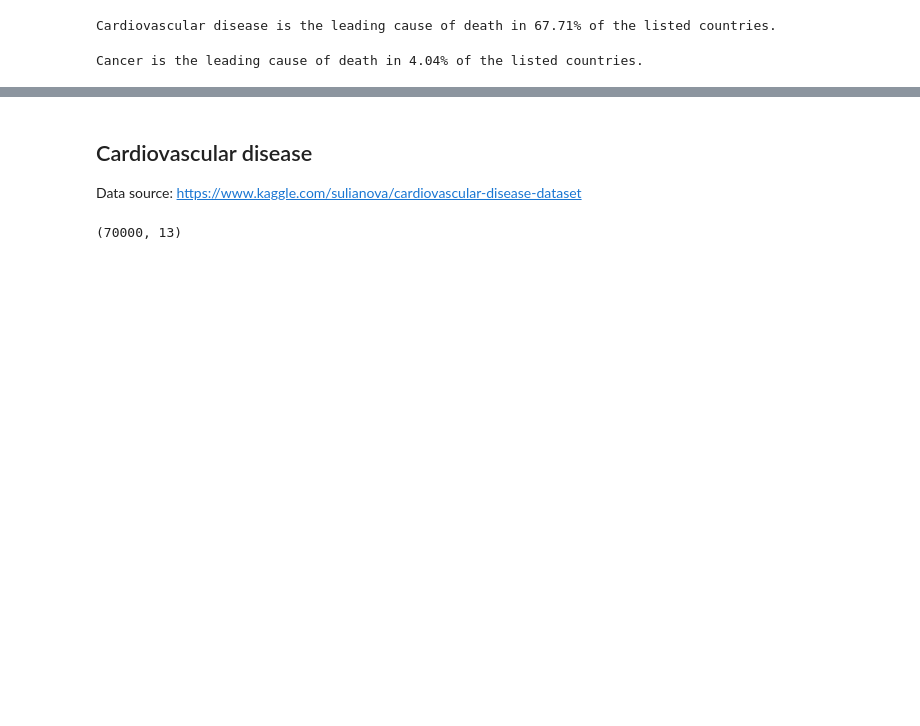
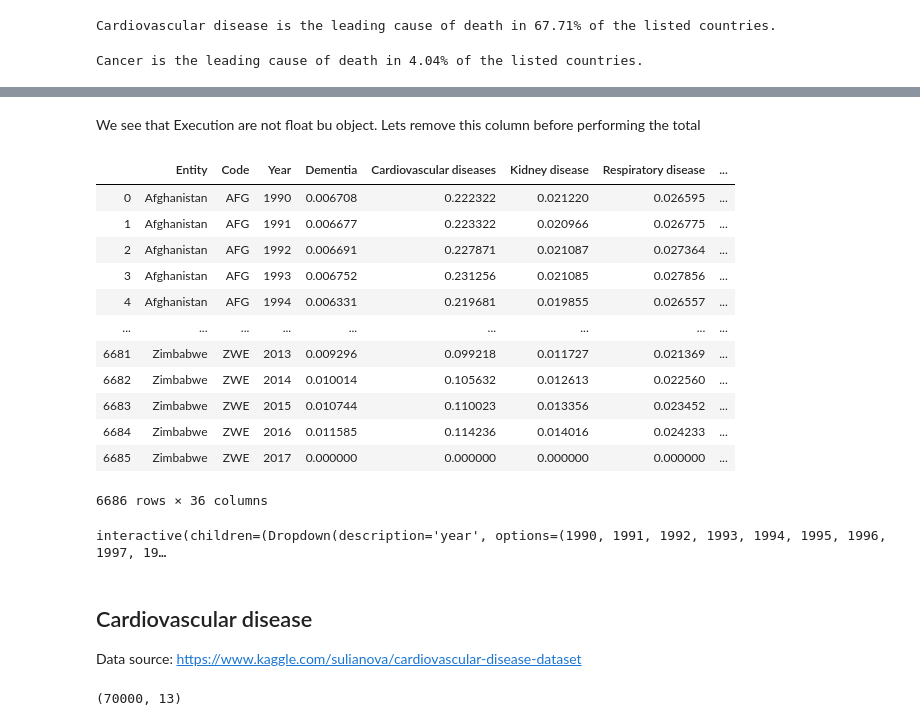
Before and after one commit to itsyaboii1337/Data_Science_Alliance, a Jupyter notebook: Analysing_Medical_Data.ipynb, the cells around one changed output, grey strips where cells are left out. Saved outputs shown, nothing was run; the diff lists cells and outputs as text; code cells hidden in the pictures; blank space fills up the shorter version.

Commit message:
Normalising and interacting

```diff
--- a/Analysing_Medical_Data.ipynb
+++ b/Analysing_Medical_Data.ipynb
@@ -106,0 +112,3 @@ Cancer is the leading cause of death in 4.04% of the listed countries.
+# %%
+# Copy the df
+normalized = data.copy()
@@ -107,3 +136,46 @@ Cancer is the leading cause of death in 4.04% of the listed countries.
+# %% [markdown]
+We see that Execution are not float bu object. Lets remove this column before performing the total
+# %%
+# remove the execution.
+normalized = normalized.drop('Execution', 1)
+
+# Take the colums to take into account
+column = normalized.columns.to_list()[3:]
+
+# Compute the total
+normalized['Total'] = normalized[column].sum(axis = 1)
+# %%
+normalized.loc[ :, "Dementia" : "Terrorism (deaths)"] = normalized.loc[ :, "Dementia" : "Terrorism (deaths)"].fillna(0).div(normalized['Total'], axis = 0)
+# %%
+normalized
+# %% [output]
+|  | Entity | Code | Year | Dementia | Cardiovascular diseases | Kidney disease | Respiratory disease | ... |
+| 0 | Afghanistan | AFG | 1990 | 0.006708 | 0.222322 | 0.021220 | 0.026595 | ... |
+| 1 | Afghanistan | AFG | 1991 | 0.006677 | 0.223322 | 0.020966 | 0.026775 | ... |
+| 2 | Afghanistan | AFG | 1992 | 0.006691 | 0.227871 | 0.021087 | 0.027364 | ... |
+| 3 | Afghanistan | AFG | 1993 | 0.006752 | 0.231256 | 0.021085 | 0.027856 | ... |
+| 4 | Afghanistan | AFG | 1994 | 0.006331 | 0.219681 | 0.019855 | 0.026557 | ... |
+| ... | ... | ... | ... | ... | ... | ... | ... | ... |
+| 6681 | Zimbabwe | ZWE | 2013 | 0.009296 | 0.099218 | 0.011727 | 0.021369 | ... |
+| 6682 | Zimbabwe | ZWE | 2014 | 0.010014 | 0.105632 | 0.012613 | 0.022560 | ... |
+| 6683 | Zimbabwe | ZWE | 2015 | 0.010744 | 0.110023 | 0.013356 | 0.023452 | ... |
+| 6684 | Zimbabwe | ZWE | 2016 | 0.011585 | 0.114236 | 0.014016 | 0.024233 | ... |
+| 6685 | Zimbabwe | ZWE | 2017 | 0.000000 | 0.000000 | 0.000000 | 0.000000 | ... |
+6686 rows × 36 columns
+# %%
+# Lets intereact with our data to explore it
+@interact
+def interact_normalized(year = list(np.append(normalized.Year.unique(),[0])),
+                        country = list(np.append(normalized.Entity.unique(),["All"]))):
+    norm = normalized
+    if country != "All" :
+                        norm = norm[norm['Entity']==country]
+    if year != 0 :
+                        norm = norm[norm['Year']==year]
+
+    return norm
+# %% [output]
+interactive(children=(Dropdown(description='year', options=(1990, 1991, 1992, 1993, 1994, 1995, 1996, 1997, 19…
 # %% [markdown]
 ## Cardiovascular disease
 
```
Also changed, not shown: parts of 4 cells of this notebook.
